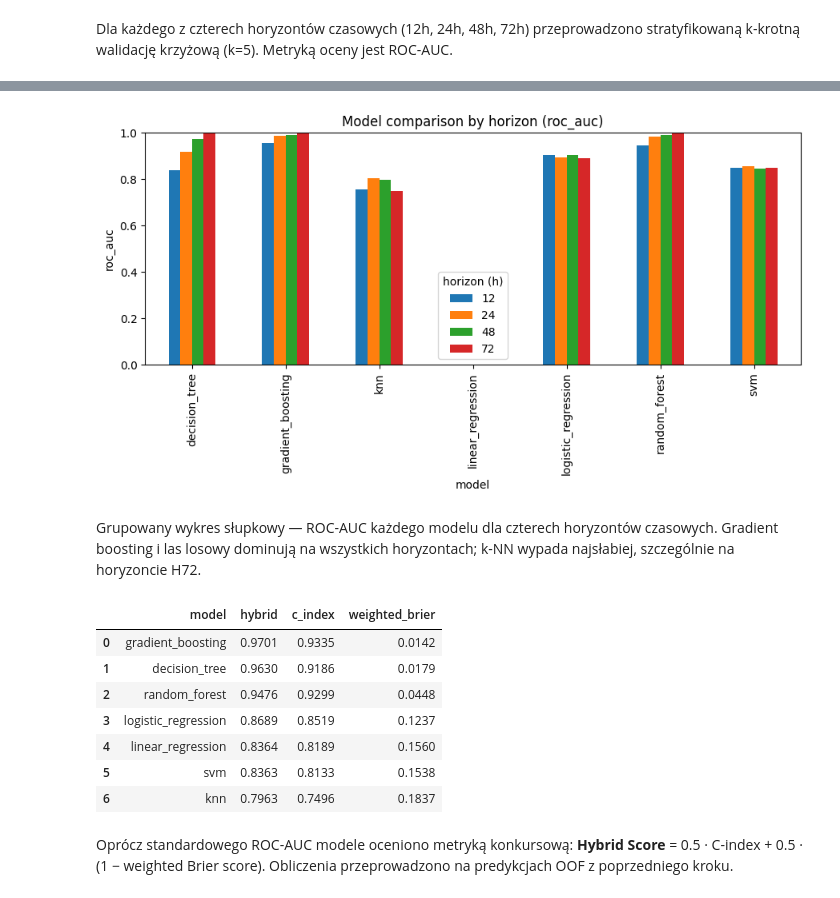
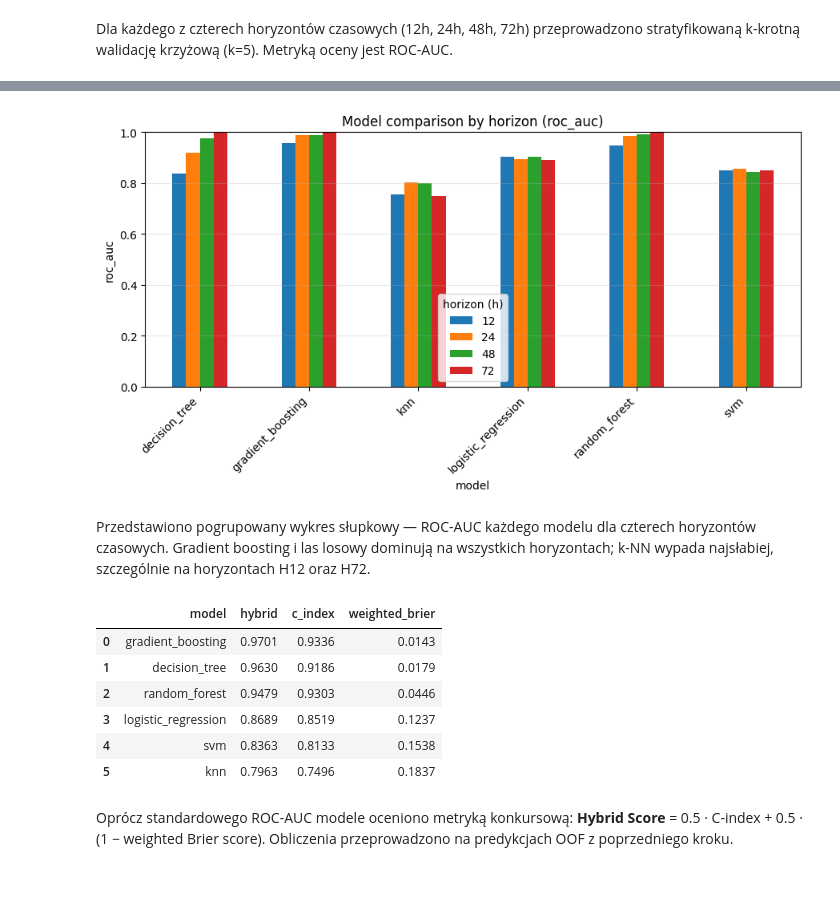
Before and after one commit to FilipLangiewicz/WiDS2026WildfireSurvival, a Jupyter notebook: main.ipynb, the cells around one changed output, grey strips where cells are left out. Drawn from its saved outputs; the diff is of its cells as text; code cells hidden in the pictures.

Commit message:
Add survival analysis models, add summary

```diff
--- a/main.ipynb
+++ b/main.ipynb
@@ -323,9 +377,13 @@ siatki hiperparametrów.
+# %%
+train, test, submission, meta = dl.load_raw(folder=DATA)
+features = dl.feature_columns(train)
+
+def prep():
+    return pp.build_preprocessor(use_interactions=True, scale=True)
 # %%
-train, test, submission, meta = dl.load_raw(folder=DATA)
-features = dl.feature_columns(train)
 N_SPLITS = 5
 FAST = False
-all_models = M.get_models(fast=FAST)
-prep = lambda: pp.build_preprocessor(use_interactions=True, scale=True)
-print('models:', list(all_models))
+
+non_survival_models = M.get_default_models(fast=FAST)
+print('classification models:', list(non_survival_models))
 # %% [output]
@@ -348,3 +392,7 @@ summary.pivot(index='model', columns='horizon_h', values='roc_auc').round(3)
 Dla każdego z czterech horyzontów czasowych (12h, 24h, 48h, 72h) przeprowadzono
 stratyfikowaną k-krotną walidację krzyżową (k=5).
 Metryką oceny jest ROC-AUC.
+# %%
+summary, oof = ev.evaluate_models_per_horizon(non_survival_models, prep, train, features, n_splits=N_SPLITS)
+save_table(summary, 'cv_generic_summary.csv')
+summary.pivot(index='model', columns='horizon_h', values='roc_auc').round(3)
@@ -351,30 +408,32 @@ Metryką oceny jest ROC-AUC.
 # %%
-fig = ev.plot_model_comparison(summary, 'roc_auc'); save_figure(fig, 'model_comparison_rocauc.png'); plt.show()
+fig = ev.plot_model_comparison(summary, 'roc_auc')
+save_figure(fig, 'model_comparison_rocauc.png')
+plt.show()
 # %% [output]
-[figure, old version]
+[figure, new version]
 # %% [markdown]
-Grupowany wykres słupkowy — ROC-AUC każdego modelu dla czterech horyzontów
+Przedstawiono pogrupowany wykres słupkowy — ROC-AUC każdego modelu dla czterech horyzontów
 czasowych. Gradient boosting i las losowy dominują na wszystkich horyzontach;
-k-NN wypada najsłabiej, szczególnie na horyzoncie H72.
+k-NN wypada najsłabiej, szczególnie na horyzontach H12 oraz H72.
 # %%
 from sklearn.base import clone
-comp_rows = []
-for name, cfg in all_models.items():
-    sc, _ = ev.competition_cv(lambda h, e=cfg['estimator']: clone(e),
-                              prep, train, features, n_splits=N_SPLITS)
-    comp_rows.append({'model': name, 'hybrid': sc['hybrid'], 'c_index': sc['c_index'],
-                      'weighted_brier': sc['weighted_brier']})
-comp = pd.DataFrame(comp_rows).sort_values('hybrid', ascending=False).reset_index(drop=True)
-save_table(comp, 'cv_competition_summary.csv'); comp.round(4)
+
+cls_comp_rows = []
+for name, cfg in non_survival_models.items():
+    sc, _ = ev.competition_cv(lambda h, e=cfg['estimator']: clone(e), prep, train, features, n_splits=N_SPLITS)
+    cls_comp_rows.append({'model': name, 'hybrid': sc['hybrid'], 'c_index': sc['c_index'], 'weighted_brier': sc['weighted_brier']})
+
+cls_comp = pd.DataFrame(cls_comp_rows).sort_values("hybrid", ascending=False).reset_index(drop=True)
+save_table(cls_comp, "cv_competition_summary.csv")
+cls_comp.round(4)
 # %% [output]
 |  | model | hybrid | c_index | weighted_brier |
-| 0 | gradient_boosting | 0.9701 | 0.9335 | 0.0142 |
+| 0 | gradient_boosting | 0.9701 | 0.9336 | 0.0143 |
 | 1 | decision_tree | 0.9630 | 0.9186 | 0.0179 |
-| 2 | random_forest | 0.9476 | 0.9299 | 0.0448 |
+| 2 | random_forest | 0.9479 | 0.9303 | 0.0446 |
 | 3 | logistic_regression | 0.8689 | 0.8519 | 0.1237 |
-| 4 | linear_regression | 0.8364 | 0.8189 | 0.1560 |
-| 5 | svm | 0.8363 | 0.8133 | 0.1538 |
-| 6 | knn | 0.7963 | 0.7496 | 0.1837 |
+| 4 | svm | 0.8363 | 0.8133 | 0.1538 |
+| 5 | knn | 0.7963 | 0.7496 | 0.1837 |
 # %% [markdown]
 Oprócz standardowego ROC-AUC modele oceniono metryką konkursową: **Hybrid
 Score** = 0.5 · C-index + 0.5 · (1 − weighted Brier score). Obliczenia
```
Also changed, not shown: parts of 56 cells of this notebook, 6 other files.
